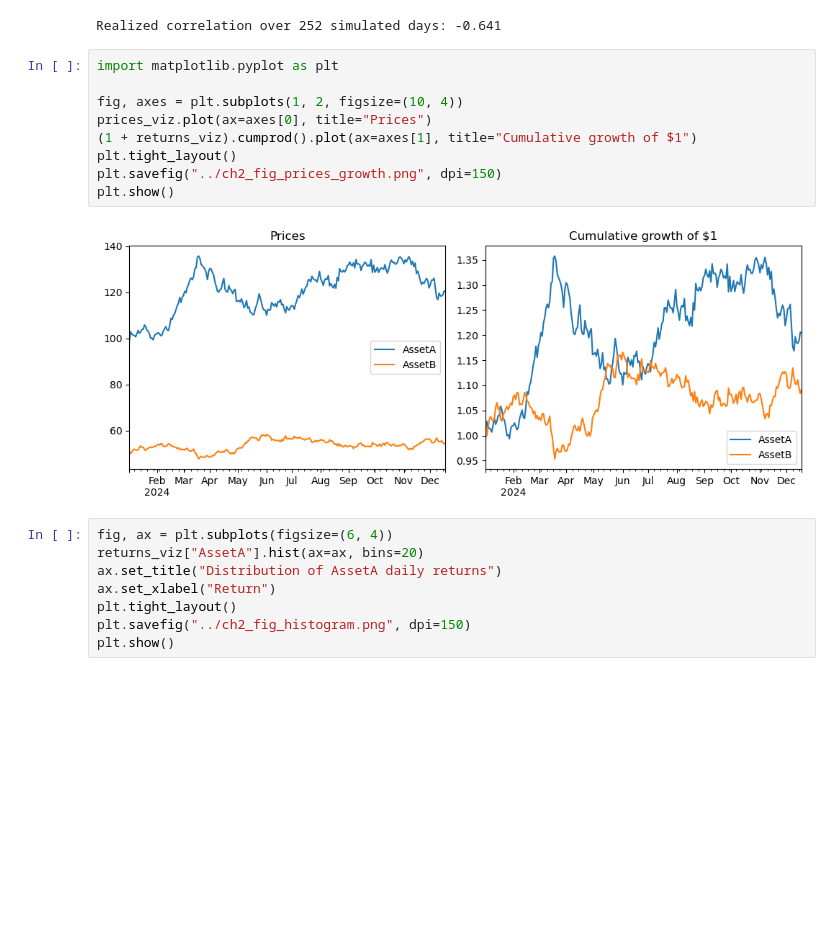
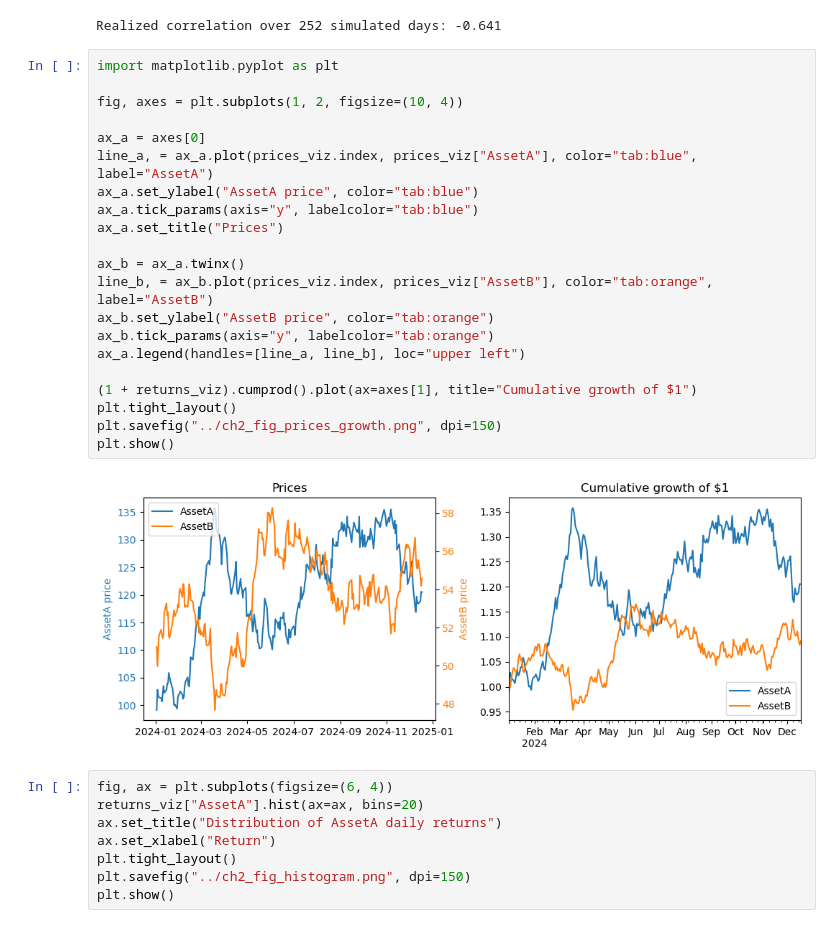
Before and after one commit to wulinsuo/AI-in-Finance, a Jupyter notebook: notebooks/chapter2.ipynb, the cells around one changed output. Saved outputs shown, nothing was run; the diff lists cells and outputs as text; blank space fills up the shorter version.

```diff
--- a/notebooks/chapter2.ipynb
+++ b/notebooks/chapter2.ipynb
@@ -228,14 +228,26 @@ Realized correlation over 252 simulated days: -0.641
 # %%
 import matplotlib.pyplot as plt
 
 fig, axes = plt.subplots(1, 2, figsize=(10, 4))
-prices_viz.plot(ax=axes[0], title="Prices")
+
+ax_a = axes[0]
+line_a, = ax_a.plot(prices_viz.index, prices_viz["AssetA"], color="tab:blue", label="AssetA")
+ax_a.set_ylabel("AssetA price", color="tab:blue")
+ax_a.tick_params(axis="y", labelcolor="tab:blue")
+ax_a.set_title("Prices")
+
+ax_b = ax_a.twinx()
+line_b, = ax_b.plot(prices_viz.index, prices_viz["AssetB"], color="tab:orange", label="AssetB")
+ax_b.set_ylabel("AssetB price", color="tab:orange")
+ax_b.tick_params(axis="y", labelcolor="tab:orange")
+ax_a.legend(handles=[line_a, line_b], loc="upper left")
+
 (1 + returns_viz).cumprod().plot(ax=axes[1], title="Cumulative growth of $1")
 plt.tight_layout()
 plt.savefig("../ch2_fig_prices_growth.png", dpi=150)
 plt.show()
 # %% [output]
-[figure, old version]
+[figure, new version]
 # %%
 fig, ax = plt.subplots(figsize=(6, 4))
 returns_viz["AssetA"].hist(ax=ax, bins=20)
```
Also changed, not shown: parts of 1 cell of this notebook, 14 other files.
